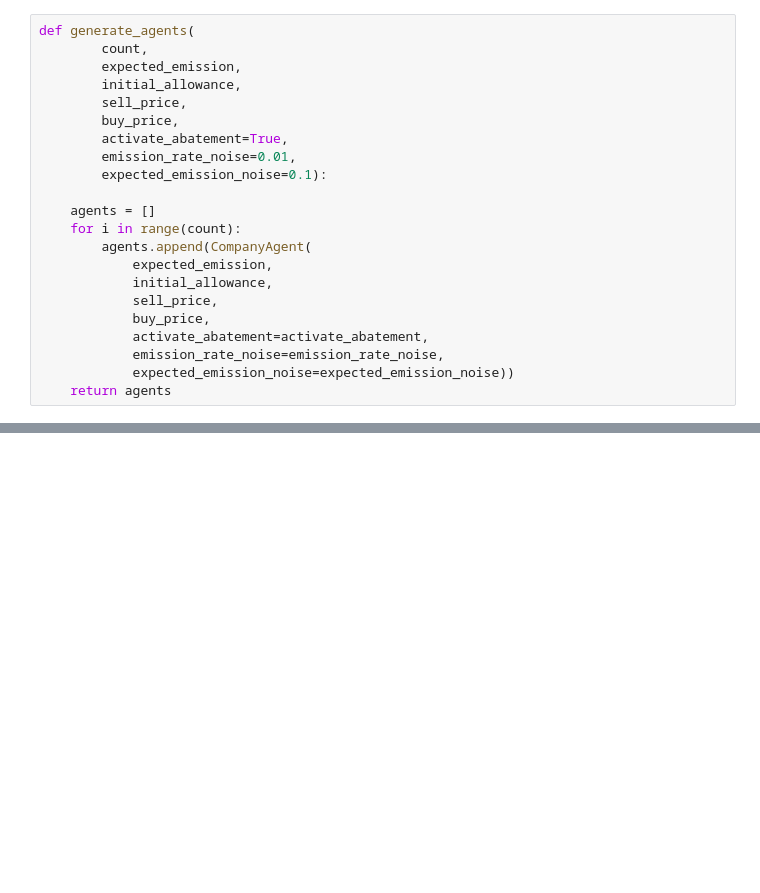
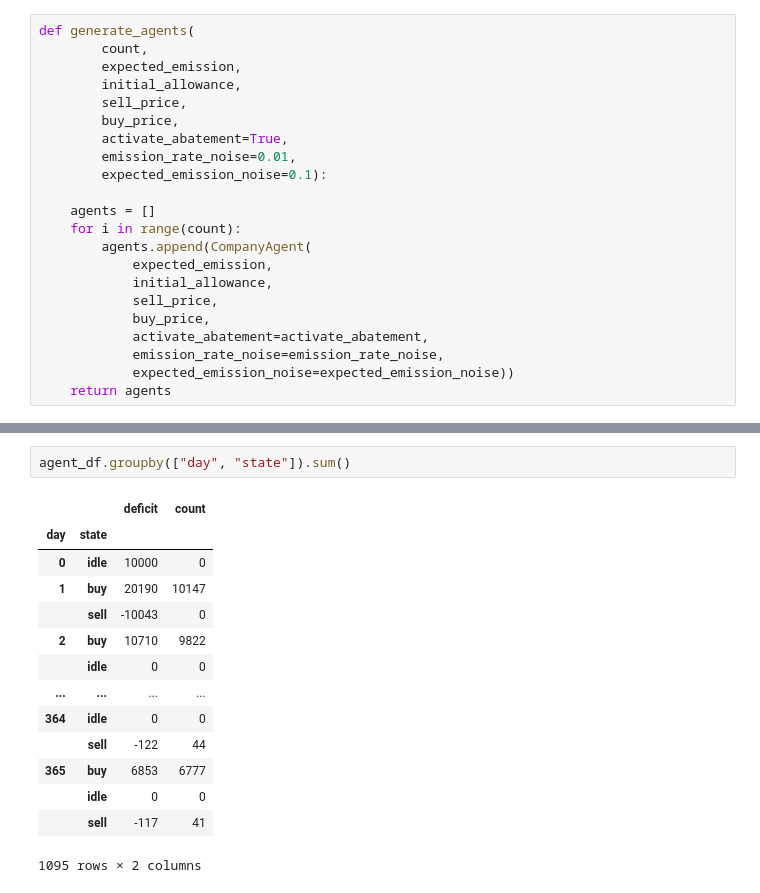
Before and after one commit to haberger/ModSimETS, a Jupyter notebook: modsim.ipynb, the cells around one changed output, grey strips where cells are left out. Drawn from its saved outputs; the diff is of its cells as text; blank space fills up the shorter version.

```diff
--- a/modsim.ipynb
+++ b/modsim.ipynb
@@ -80,0 +181,17 @@ plt.show()
+# %%
+agent_df.groupby(["day", "state"]).sum()
+# %% [output]
+|  |  | deficit | count |
+| day | state |  |  |
+| 0 | idle | 10000 | 0 |
+| 1 | buy | 20190 | 10147 |
+|  | sell | -10043 | 0 |
+| 2 | buy | 10710 | 9822 |
+|  | idle | 0 | 0 |
+| ... | ... | ... | ... |
+| 364 | idle | 0 | 0 |
+|  | sell | -122 | 44 |
+| 365 | buy | 6853 | 6777 |
+|  | idle | 0 | 0 |
+|  | sell | -117 | 41 |
+1095 rows × 2 columns
```
Also changed, not shown: parts of 9 cells of this notebook.
